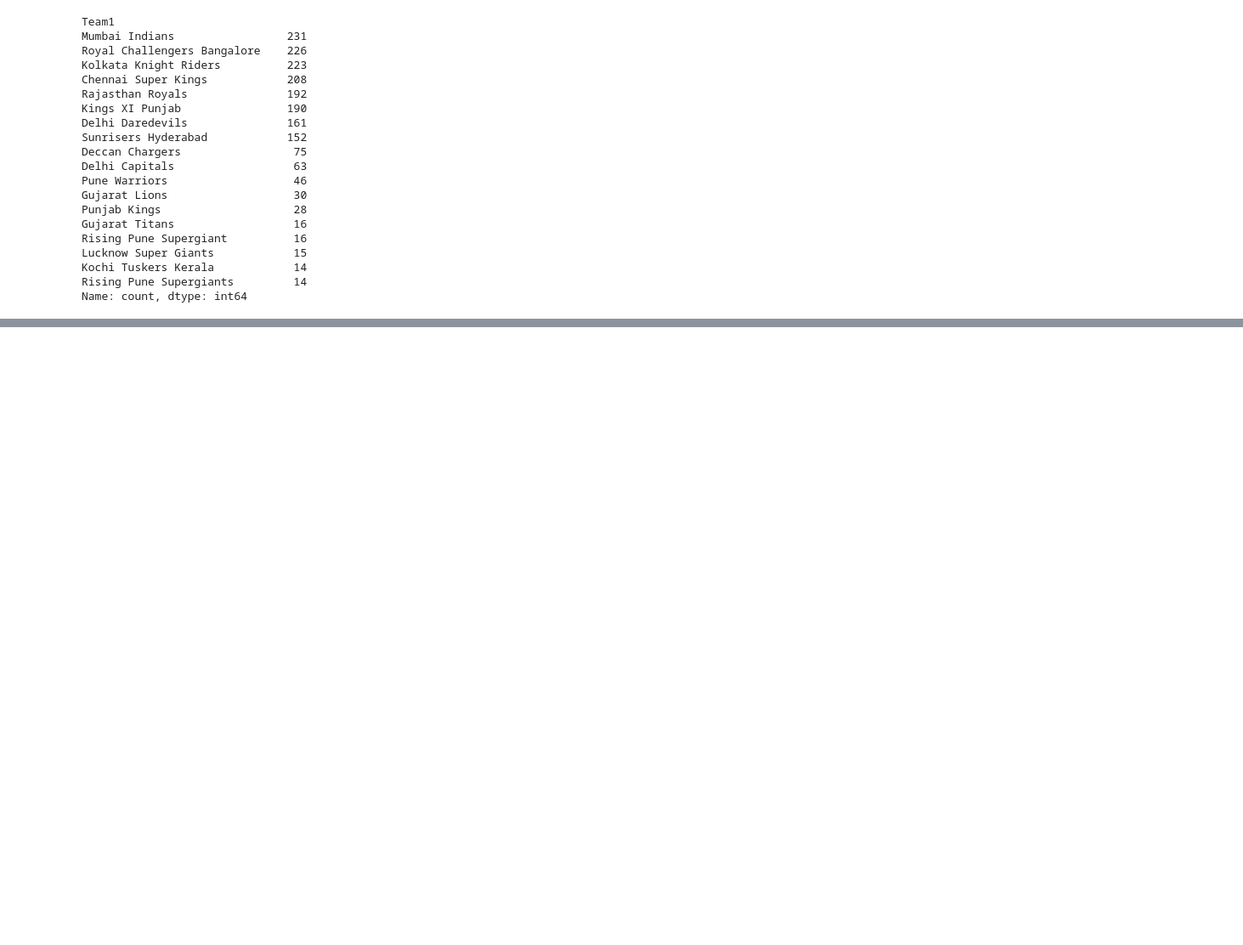
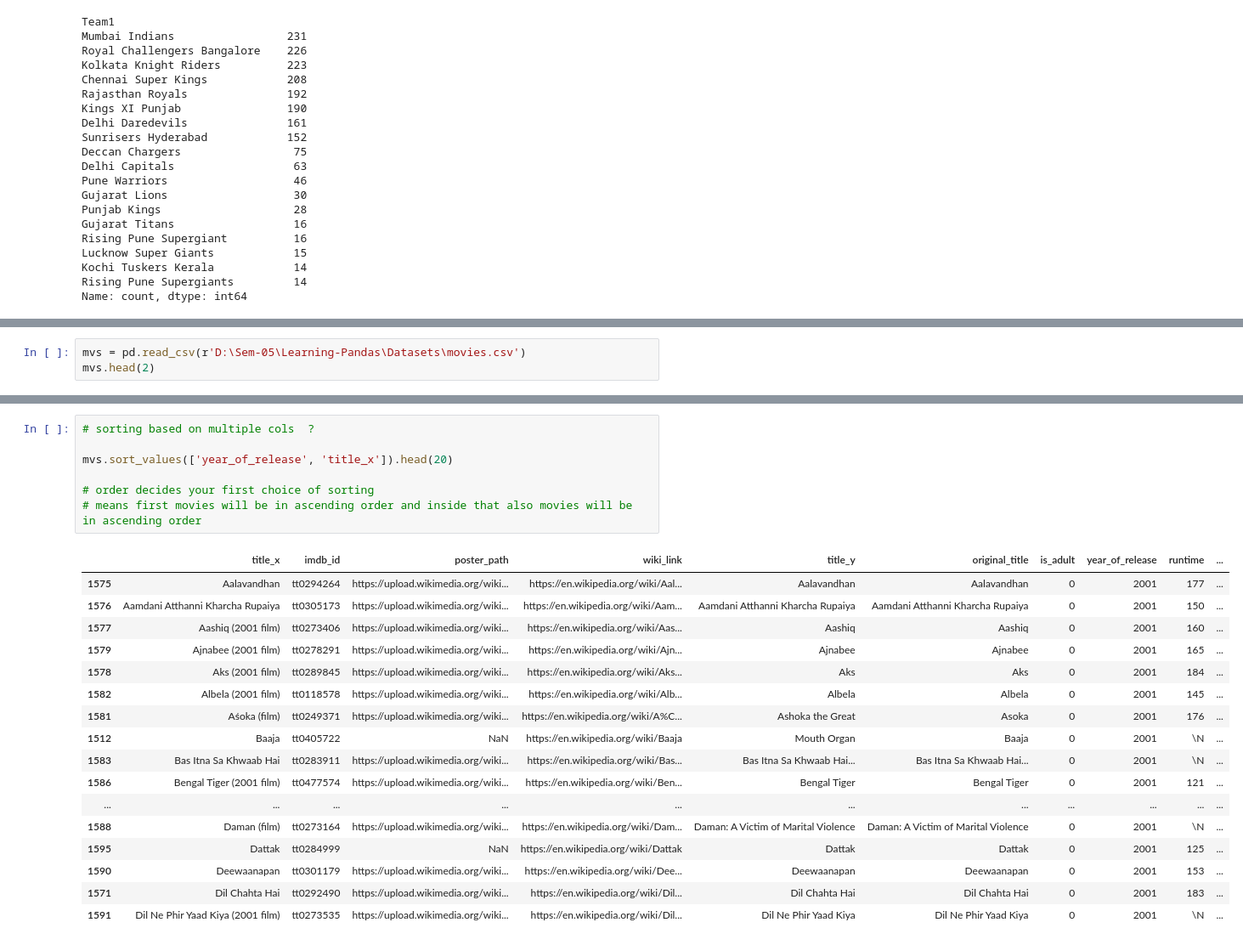
Before and after one commit to GitAnkit-hub/Learning-Pandas, a Jupyter notebook: 02dataframes.ipynb, the cells around one changed output, grey strips where cells are left out. Shown at 85% size. Saved outputs shown, nothing was run; the diff lists cells and outputs as text; blank space fills up the shorter version.

Commit message:
sort_values() on multiple cols, with nan values, single col

```diff
--- a/02dataframes.ipynb
+++ b/02dataframes.ipynb
@@ -139,0 +156,3 @@ Name: count, dtype: int64
+# %%
+mvs = pd.read_csv(r'D:\Sem-05\Learning-Pandas\Datasets\movies.csv')
+mvs.head(2)
@@ -139,0 +244,25 @@ Name: count, dtype: int64
+# %%
+# sorting based on multiple cols  ?
+
+mvs.sort_values(['year_of_release', 'title_x']).head(20)
+
+# order decides your first choice of sorting
+# means first movies will be in ascending order and inside that also movies will be in ascending order
+# %% [output]
+|  | title_x | imdb_id | poster_path | wiki_link | title_y | original_title | is_adult | year_of_release | runtime | ... |
+| 1575 | Aalavandhan | tt0294264 | https://upload.wikimedia.org/wiki... | https://en.wikipedia.org/wiki/Aal... | Aalavandhan | Aalavandhan | 0 | 2001 | 177 | ... |
+| 1576 | Aamdani Atthanni Kharcha Rupaiya | tt0305173 | https://upload.wikimedia.org/wiki... | https://en.wikipedia.org/wiki/Aam... | Aamdani Atthanni Kharcha Rupaiya | Aamdani Atthanni Kharcha Rupaiya | 0 | 2001 | 150 | ... |
+| 1577 | Aashiq (2001 film) | tt0273406 | https://upload.wikimedia.org/wiki... | https://en.wikipedia.org/wiki/Aas... | Aashiq | Aashiq | 0 | 2001 | 160 | ... |
+| 1579 | Ajnabee (2001 film) | tt0278291 | https://upload.wikimedia.org/wiki... | https://en.wikipedia.org/wiki/Ajn... | Ajnabee | Ajnabee | 0 | 2001 | 165 | ... |
+| 1578 | Aks (2001 film) | tt0289845 | https://upload.wikimedia.org/wiki... | https://en.wikipedia.org/wiki/Aks... | Aks | Aks | 0 | 2001 | 184 | ... |
+| 1582 | Albela (2001 film) | tt0118578 | https://upload.wikimedia.org/wiki... | https://en.wikipedia.org/wiki/Alb... | Albela | Albela | 0 | 2001 | 145 | ... |
+| 1581 | Aśoka (film) | tt0249371 | https://upload.wikimedia.org/wiki... | https://en.wikipedia.org/wiki/A%C... | Ashoka the Great | Asoka | 0 | 2001 | 176 | ... |
+| 1512 | Baaja | tt0405722 | NaN | https://en.wikipedia.org/wiki/Baaja | Mouth Organ | Baaja | 0 | 2001 | \N | ... |
+| 1583 | Bas Itna Sa Khwaab Hai | tt0283911 | https://upload.wikimedia.org/wiki... | https://en.wikipedia.org/wiki/Bas... | Bas Itna Sa Khwaab Hai... | Bas Itna Sa Khwaab Hai... | 0 | 2001 | \N | ... |
+| 1586 | Bengal Tiger (2001 film) | tt0477574 | https://upload.wikimedia.org/wiki... | https://en.wikipedia.org/wiki/Ben... | Bengal Tiger | Bengal Tiger | 0 | 2001 | 121 | ... |
+| ... | ... | ... | ... | ... | ... | ... | ... | ... | ... | ... |
+| 1588 | Daman (film) | tt0273164 | https://upload.wikimedia.org/wiki... | https://en.wikipedia.org/wiki/Dam... | Daman: A Victim of Marital Violence | Daman: A Victim of Marital Violence | 0 | 2001 | \N | ... |
+| 1595 | Dattak | tt0284999 | NaN | https://en.wikipedia.org/wiki/Dattak | Dattak | Dattak | 0 | 2001 | 125 | ... |
+| 1590 | Deewaanapan | tt0301179 | https://upload.wikimedia.org/wiki... | https://en.wikipedia.org/wiki/Dee... | Deewaanapan | Deewaanapan | 0 | 2001 | 153 | ... |
+| 1571 | Dil Chahta Hai | tt0292490 | https://upload.wikimedia.org/wiki... | https://en.wikipedia.org/wiki/Dil... | Dil Chahta Hai | Dil Chahta Hai | 0 | 2001 | 183 | ... |
+| 1591 | Dil Ne Phir Yaad Kiya (2001 film) | tt0273535 | https://upload.wikimedia.org/wiki... | https://en.wikipedia.org/wiki/Dil... | Dil Ne Phir Yaad Kiya | Dil Ne Phir Yaad Kiya | 0 | 2001 | \N | ... |
```
Also changed, not shown: parts of 7 cells of this notebook.
